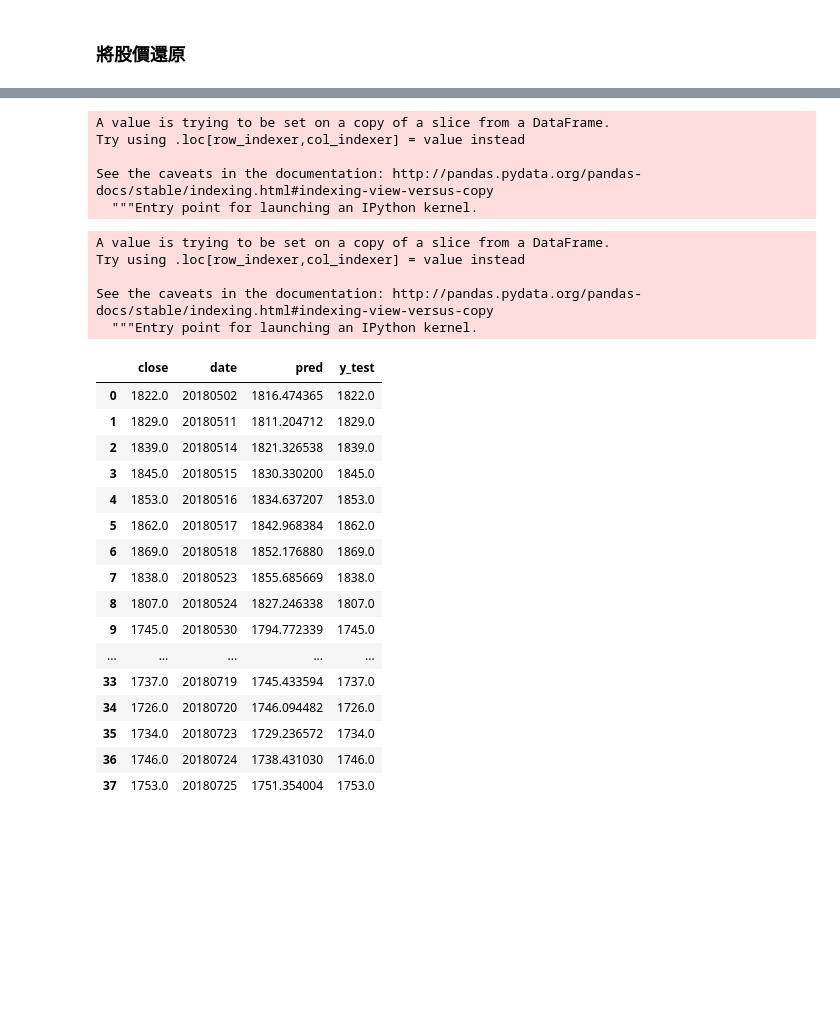
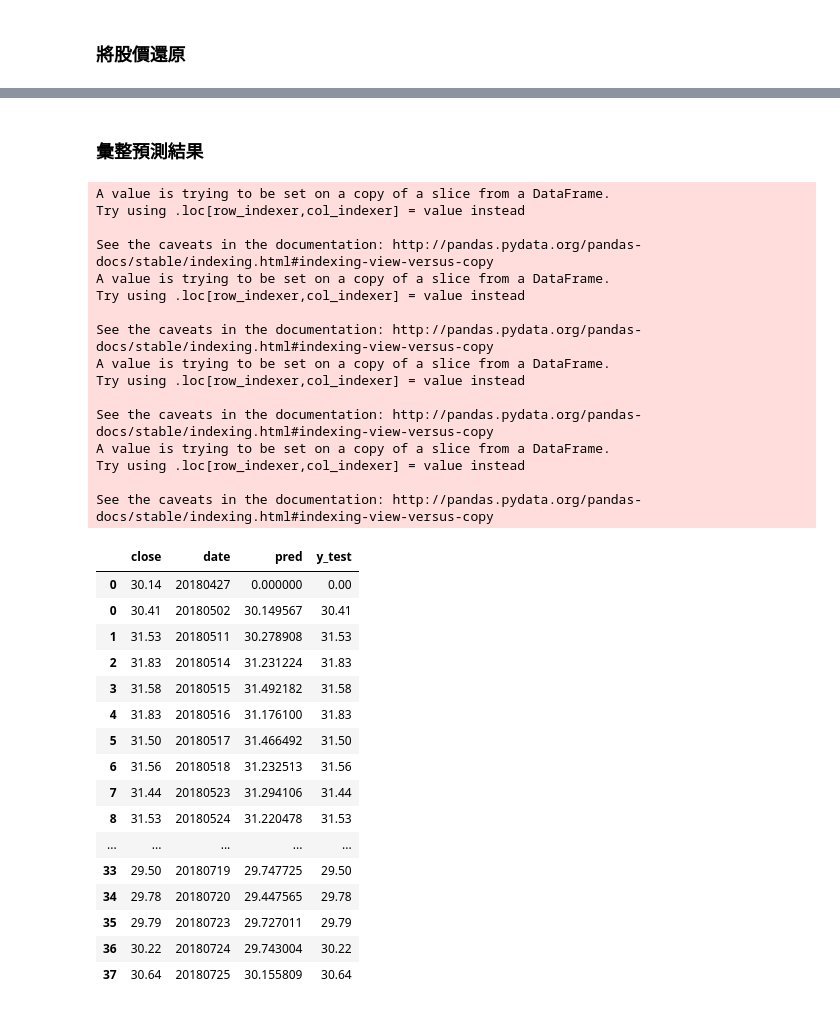
Before and after one commit to wellgary/MachineLearning, a Jupyter notebook: fund_data/revise_fund.ipynb, the cells around one changed output, grey strips where cells are left out. Saved outputs shown, nothing was run; the diff lists cells and outputs as text; code cells hidden in the pictures; blank space fills up the shorter version.

```diff
--- a/fund_data/revise_fund.ipynb
+++ b/fund_data/revise_fund.ipynb
@@ -464,36 +432,2 @@ len(fund_93_2)
-# %%
-fund_93_2["pred"] = denormalize(merge_fund_data, 0, 1, pred[0:38])
-# %% [output]
-A value is trying to be set on a copy of a slice from a DataFrame.
-Try using .loc[row_indexer,col_indexer] = value instead
-
-See the caveats in the documentation: http://pandas.pydata.org/pandas-docs/stable/indexing.html#indexing-view-versus-copy
-  """Entry point for launching an IPython kernel.
-# %%
-fund_93_2["y_test"] = denormalize(merge_fund_data, 0, 1, y_test[0:38])
-# %% [output]
-A value is trying to be set on a copy of a slice from a DataFrame.
-Try using .loc[row_indexer,col_indexer] = value instead
-
-See the caveats in the documentation: http://pandas.pydata.org/pandas-docs/stable/indexing.html#indexing-view-versus-copy
-  """Entry point for launching an IPython kernel.
-# %%
-fund_93_2
-# %% [output]
-|  | close | date | pred | y_test |
-| 0 | 1822.0 | 20180502 | 1816.474365 | 1822.0 |
-| 1 | 1829.0 | 20180511 | 1811.204712 | 1829.0 |
-| 2 | 1839.0 | 20180514 | 1821.326538 | 1839.0 |
-| 3 | 1845.0 | 20180515 | 1830.330200 | 1845.0 |
-| 4 | 1853.0 | 20180516 | 1834.637207 | 1853.0 |
-| 5 | 1862.0 | 20180517 | 1842.968384 | 1862.0 |
-| 6 | 1869.0 | 20180518 | 1852.176880 | 1869.0 |
-| 7 | 1838.0 | 20180523 | 1855.685669 | 1838.0 |
-| 8 | 1807.0 | 20180524 | 1827.246338 | 1807.0 |
-| 9 | 1745.0 | 20180530 | 1794.772339 | 1745.0 |
-| ... | ... | ... | ... | ... |
-| 33 | 1737.0 | 20180719 | 1745.433594 | 1737.0 |
-| 34 | 1726.0 | 20180720 | 1746.094482 | 1726.0 |
-| 35 | 1734.0 | 20180723 | 1729.236572 | 1734.0 |
-| 36 | 1746.0 | 20180724 | 1738.431030 | 1746.0 |
-| 37 | 1753.0 | 20180725 | 1751.354004 | 1753.0 |
+# %% [markdown]
+### 彙整預測結果
@@ -499,0 +459,36 @@ fund_93_2
+# %%
+summary_pred(merge_fund_data, 100, 101)
+# %% [output]
+A value is trying to be set on a copy of a slice from a DataFrame.
+Try using .loc[row_indexer,col_indexer] = value instead
+
+See the caveats in the documentation: http://pandas.pydata.org/pandas-docs/stable/indexing.html#indexing-view-versus-copy
+A value is trying to be set on a copy of a slice from a DataFrame.
+Try using .loc[row_indexer,col_indexer] = value instead
+
+See the caveats in the documentation: http://pandas.pydata.org/pandas-docs/stable/indexing.html#indexing-view-versus-copy
+A value is trying to be set on a copy of a slice from a DataFrame.
+Try using .loc[row_indexer,col_indexer] = value instead
+
+See the caveats in the documentation: http://pandas.pydata.org/pandas-docs/stable/indexing.html#indexing-view-versus-copy
+A value is trying to be set on a copy of a slice from a DataFrame.
+Try using .loc[row_indexer,col_indexer] = value instead
+
+See the caveats in the documentation: http://pandas.pydata.org/pandas-docs/stable/indexing.html#indexing-view-versus-copy
+|  | close | date | pred | y_test |
+| 0 | 30.14 | 20180427 | 0.000000 | 0.00 |
+| 0 | 30.41 | 20180502 | 30.149567 | 30.41 |
+| 1 | 31.53 | 20180511 | 30.278908 | 31.53 |
+| 2 | 31.83 | 20180514 | 31.231224 | 31.83 |
+| 3 | 31.58 | 20180515 | 31.492182 | 31.58 |
+| 4 | 31.83 | 20180516 | 31.176100 | 31.83 |
+| 5 | 31.50 | 20180517 | 31.466492 | 31.50 |
+| 6 | 31.56 | 20180518 | 31.232513 | 31.56 |
+| 7 | 31.44 | 20180523 | 31.294106 | 31.44 |
+| 8 | 31.53 | 20180524 | 31.220478 | 31.53 |
+| ... | ... | ... | ... | ... |
+| 33 | 29.50 | 20180719 | 29.747725 | 29.50 |
+| 34 | 29.78 | 20180720 | 29.447565 | 29.78 |
+| 35 | 29.79 | 20180723 | 29.727011 | 29.79 |
+| 36 | 30.22 | 20180724 | 29.743004 | 30.22 |
+| 37 | 30.64 | 20180725 | 30.155809 | 30.64 |
```
Also changed, not shown: parts of 18 cells of this notebook.
